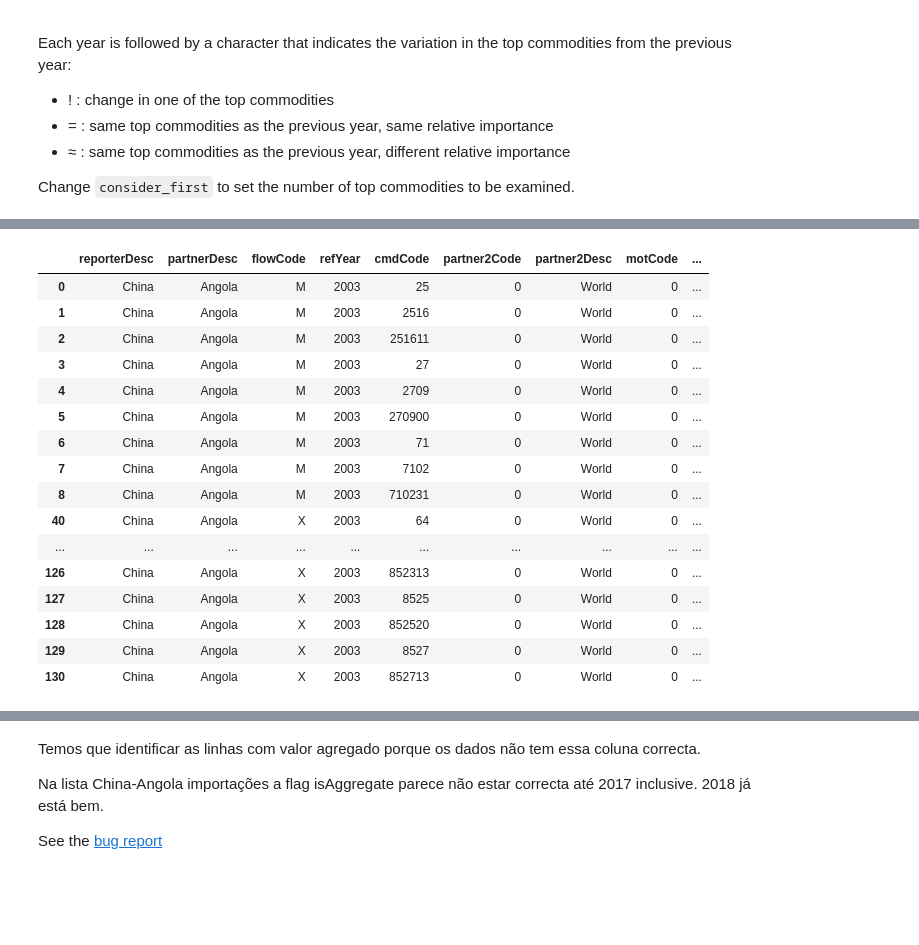
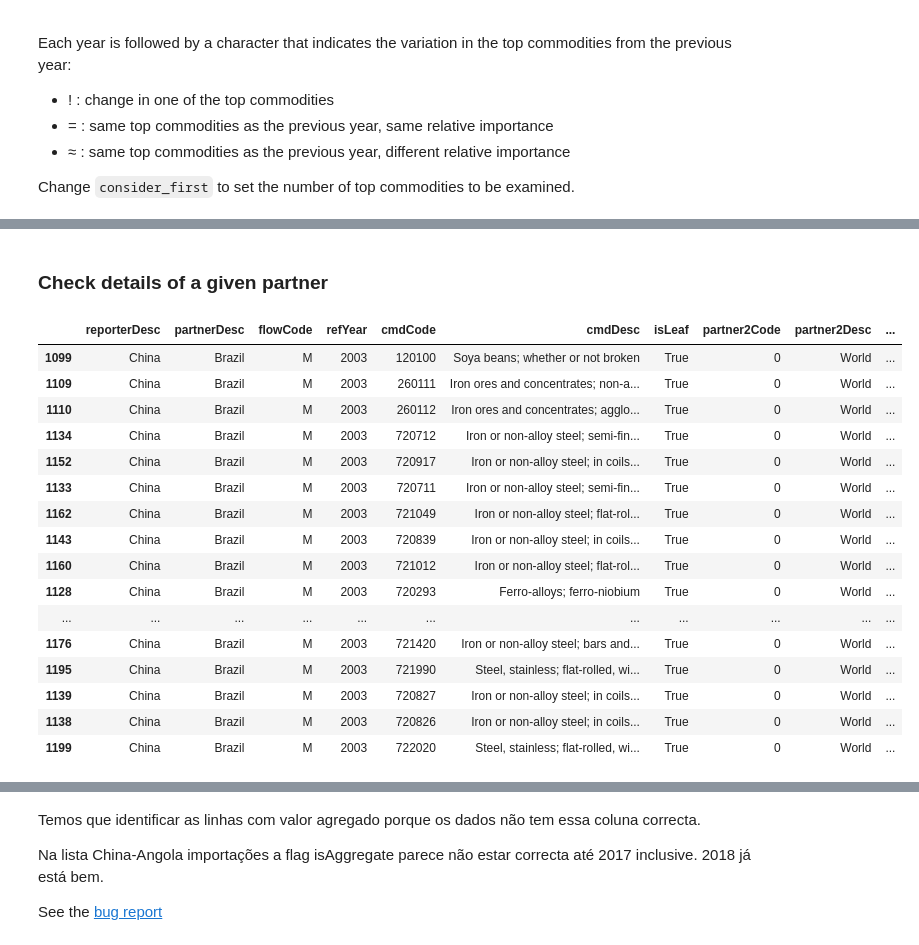
Before and after one commit to joaquimrcarvalho/cipf-comtrade, a Jupyter notebook: cn_plp_commodities.ipynb, the cells around one changed output, grey strips where cells are left out. Saved outputs shown, nothing was run; the diff lists cells and outputs as text; code cells hidden in the pictures; blank space fills up the shorter version.

Commit message:
Add compute details of top commodities

```diff
--- a/cn_plp_commodities.ipynb
+++ b/cn_plp_commodities.ipynb
@@ -263,3 +266,0 @@ Para significado detalhado de cada código ver: https://www.wcoomd.org/en/topics
-# %%
-years = f"{year_start},{year_end}"
-years
@@ -272,13 +284,17 @@ import pandas as pd
 
 
 consider_first = 3
+use_cache = True
+comtradetools.CALLS_PER_PERIOD = 1
+comtradetools.PERIOD_SECONDS = 5
+
 pco_cols = ['reporterDesc','partnerDesc','refYear','rank','cmdDesc',
             'flowCode','primaryValueFormated']
 
 pco_cols_detail = ['reporterDesc','partnerDesc','refYear','cmdCodeAG2','motDesc','cmdCode','cmdDesc',
             'flowCode','primaryValue', 'isAggregate']
 
-detail_commodity_codes = pd.DataFrame()
+detail_commodities = pd.DataFrame()
 for reporter in pco_tops_sorted.index.get_level_values(0).unique():
     for partner in pco_tops_sorted.loc[(reporter,)].index.get_level_values(0).unique():
 
@@ -288,8 +304,9 @@ for reporter in pco_tops_sorted.index.get_level_values(0).unique():
             for year in [years[0],years[-1]]:
                 print(year, end=' ')
                 top_codes = pco_tops_sorted.loc[(reporter,partner,flow,year)]['cmdCode'].astype(str).values.flatten().tolist()[0:consider_first]
+                # get the top level codes from the previous step
                 top_codes_desc = pco_tops_sorted.loc[(reporter,partner,flow,year)]['cmdDesc'].astype(str).values.flatten().tolist()[0:consider_first]
-                time.sleep(5)
+                # get all the detailed codes from the reporter / partner / flow / year
                 df = comtradetools.getFinalData(
                     APIKEY,
                     typeCode="C",# C for commodities, S for Services
@@ -305,13 +322,14 @@ for reporter in pco_tops_sorted.index.get_level_values(0).unique():
                     motCode=0,
                     customsCode='C00',
                     includeDesc=True,
-                    cache=True,
+                    cache=use_cache,
                     use_alternative=False
                     )
                 # create a column with the first 2 digits of the commodity code
                 df['cmdCodeAG2'] = df.cmdCode.str[0:2]
-                # filter the detail commodity codes by the top 5
+                # filter the detail commodity codes by the top commodity codes, disregard the rest
                 df = df[df['cmdCodeAG2'].isin(top_codes)]
-                print(df['cmdCodeAG2'].unique(),df['cmdCode'].unique())
-                detail_commodity_codes = pd.concat([detail_commodity_codes,df], ignore_index=True)
+                # show the top level code and the detail
+                print(df['cmdCodeAG2'].unique(),df[df['isLeaf']]['cmdCode'].unique())
+                detail_commodities = pd.concat([detail_commodities,df], ignore_index=True)
 # %% [output]
@@ -388,26 +499,35 @@ INFO:root:Calling getFinalData for period 2022
+# %% [markdown]
+### Check details of a given partner
 # %%
+import comtradetools
 # show more rows
 pd.set_option('display.max_rows', 1000)
 # select country
-partner_of_interest = 'Angola'
-detail_commodity_codes[detail_commodity_codes['partnerDesc']==partner_of_interest]\
-    [['reporterDesc','partnerDesc','flowCode','refYear','cmdCode','partner2Code','partner2Desc','motCode','customsCode','isAggregate','primaryValue','cmdDesc']]\
-        .sort_values(by=['reporterDesc','partnerDesc','refYear','flowCode','cmdCode']).head(100)
+partner_of_interest = 'Brazil'
+
+# select only leaf commodities (not aggregate upper levels)
+detail_commodities[
+    (detail_commodities['partnerDesc']==partner_of_interest)
+    & (detail_commodities['isLeaf']==True)
+    ]\
+    [['reporterDesc','partnerDesc','flowCode','refYear','cmdCode','cmdDesc','isLeaf','partner2Code','partner2Desc','motCode','customsCode','isAggregate','primaryValue']]\
+        .sort_values(by=['reporterDesc','partnerDesc','refYear','flowCode','primaryValue'],
+                     ascending=[True,True,True,True, False]).head(30)
 # %% [output]
-|  | reporterDesc | partnerDesc | flowCode | refYear | cmdCode | partner2Code | partner2Desc | motCode | ... |
-| 0 | China | Angola | M | 2003 | 25 | 0 | World | 0 | ... |
-| 1 | China | Angola | M | 2003 | 2516 | 0 | World | 0 | ... |
-| 2 | China | Angola | M | 2003 | 251611 | 0 | World | 0 | ... |
-| 3 | China | Angola | M | 2003 | 27 | 0 | World | 0 | ... |
-| 4 | China | Angola | M | 2003 | 2709 | 0 | World | 0 | ... |
-| 5 | China | Angola | M | 2003 | 270900 | 0 | World | 0 | ... |
-| 6 | China | Angola | M | 2003 | 71 | 0 | World | 0 | ... |
-| 7 | China | Angola | M | 2003 | 7102 | 0 | World | 0 | ... |
-| 8 | China | Angola | M | 2003 | 710231 | 0 | World | 0 | ... |
-| 40 | China | Angola | X | 2003 | 64 | 0 | World | 0 | ... |
-| ... | ... | ... | ... | ... | ... | ... | ... | ... | ... |
-| 126 | China | Angola | X | 2003 | 852313 | 0 | World | 0 | ... |
-| 127 | China | Angola | X | 2003 | 8525 | 0 | World | 0 | ... |
-| 128 | China | Angola | X | 2003 | 852520 | 0 | World | 0 | ... |
-| 129 | China | Angola | X | 2003 | 8527 | 0 | World | 0 | ... |
-| 130 | China | Angola | X | 2003 | 852713 | 0 | World | 0 | ... |
+|  | reporterDesc | partnerDesc | flowCode | refYear | cmdCode | cmdDesc | isLeaf | partner2Code | partner2Desc | ... |
+| 1099 | China | Brazil | M | 2003 | 120100 | Soya beans; whether or not broken | True | 0 | World | ... |
+| 1109 | China | Brazil | M | 2003 | 260111 | Iron ores and concentrates; non-a... | True | 0 | World | ... |
+| 1110 | China | Brazil | M | 2003 | 260112 | Iron ores and concentrates; agglo... | True | 0 | World | ... |
+| 1134 | China | Brazil | M | 2003 | 720712 | Iron or non-alloy steel; semi-fin... | True | 0 | World | ... |
+| 1152 | China | Brazil | M | 2003 | 720917 | Iron or non-alloy steel; in coils... | True | 0 | World | ... |
+| 1133 | China | Brazil | M | 2003 | 720711 | Iron or non-alloy steel; semi-fin... | True | 0 | World | ... |
+| 1162 | China | Brazil | M | 2003 | 721049 | Iron or non-alloy steel; flat-rol... | True | 0 | World | ... |
+| 1143 | China | Brazil | M | 2003 | 720839 | Iron or non-alloy steel; in coils... | True | 0 | World | ... |
+| 1160 | China | Brazil | M | 2003 | 721012 | Iron or non-alloy steel; flat-rol... | True | 0 | World | ... |
+| 1128 | China | Brazil | M | 2003 | 720293 | Ferro-alloys; ferro-niobium | True | 0 | World | ... |
+| ... | ... | ... | ... | ... | ... | ... | ... | ... | ... | ... |
+| 1176 | China | Brazil | M | 2003 | 721420 | Iron or non-alloy steel; bars and... | True | 0 | World | ... |
+| 1195 | China | Brazil | M | 2003 | 721990 | Steel, stainless; flat-rolled, wi... | True | 0 | World | ... |
+| 1139 | China | Brazil | M | 2003 | 720827 | Iron or non-alloy steel; in coils... | True | 0 | World | ... |
+| 1138 | China | Brazil | M | 2003 | 720826 | Iron or non-alloy steel; in coils... | True | 0 | World | ... |
+| 1199 | China | Brazil | M | 2003 | 722020 | Steel, stainless; flat-rolled, wi... | True | 0 | World | ... |
```
Also changed, not shown: parts of 11 cells of this notebook, 5 other files.
